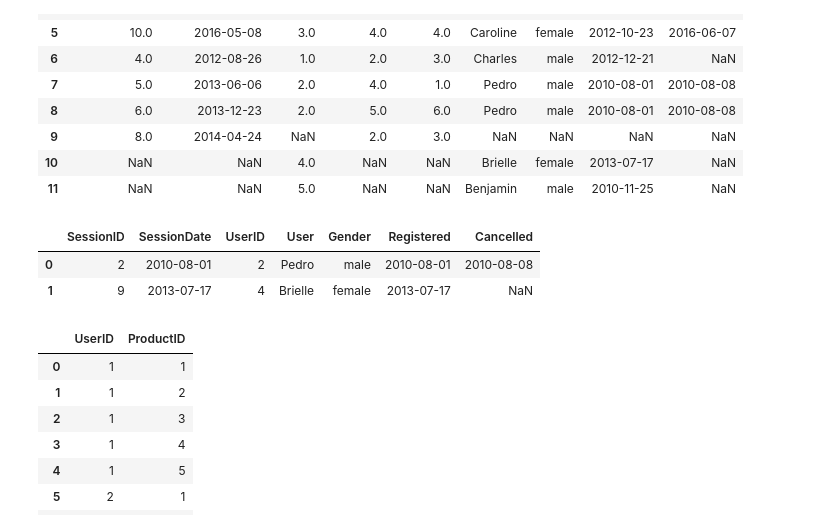
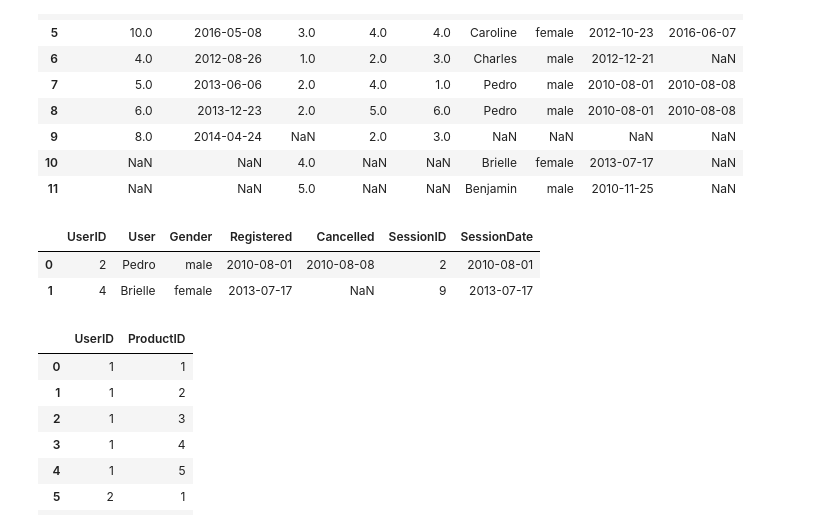
Before and after one commit to jssreedhara/DataScience_PROJECT_14Session, a Jupyter notebook: Session14_Project_Code.ipynb, the cells around one changed output. Cells and saved outputs as stored; diff of their text form; code cells hidden in the pictures.

```diff
--- a/Session14_Project_Code.ipynb
+++ b/Session14_Project_Code.ipynb
@@ -379,13 +379,13 @@ transactions.merge(users, how='outer', on='UserID')
 # %%
 # Session 14 - Project by Sreedhara Jagatagar  Sreenivasa
 #16. Determine which sessions occurred on the same day each user registered
 
 #Join User ID and Session Date with Registed date and locate the matching rows.
-pd.merge(sessions, users, left_on=['UserID','SessionDate'],right_on=['UserID','Registered'],how='inner')
+pd.merge( users,sessions, right_on=['UserID','SessionDate'],left_on=['UserID','Registered'],how='inner')
 # %% [output]
-|  | SessionID | SessionDate | UserID | User | Gender | Registered | Cancelled |
-| 0 | 2 | 2010-08-01 | 2 | Pedro | male | 2010-08-01 | 2010-08-08 |
-| 1 | 9 | 2013-07-17 | 4 | Brielle | female | 2013-07-17 | NaN |
+|  | UserID | User | Gender | Registered | Cancelled | SessionID | SessionDate |
+| 0 | 2 | Pedro | male | 2010-08-01 | 2010-08-08 | 2 | 2010-08-01 |
+| 1 | 4 | Brielle | female | 2013-07-17 | NaN | 9 | 2013-07-17 |
 # %%
 # Session 14 - Project by Sreedhara Jagatagar  Sreenivasa
 #17. Build a dataset with every possible (UserID, ProductID) pair (cross join)
```
